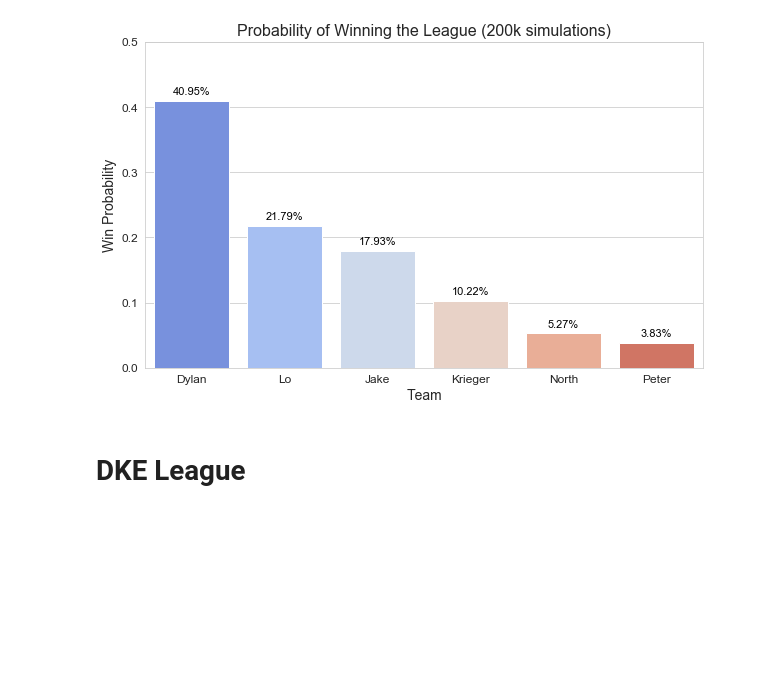
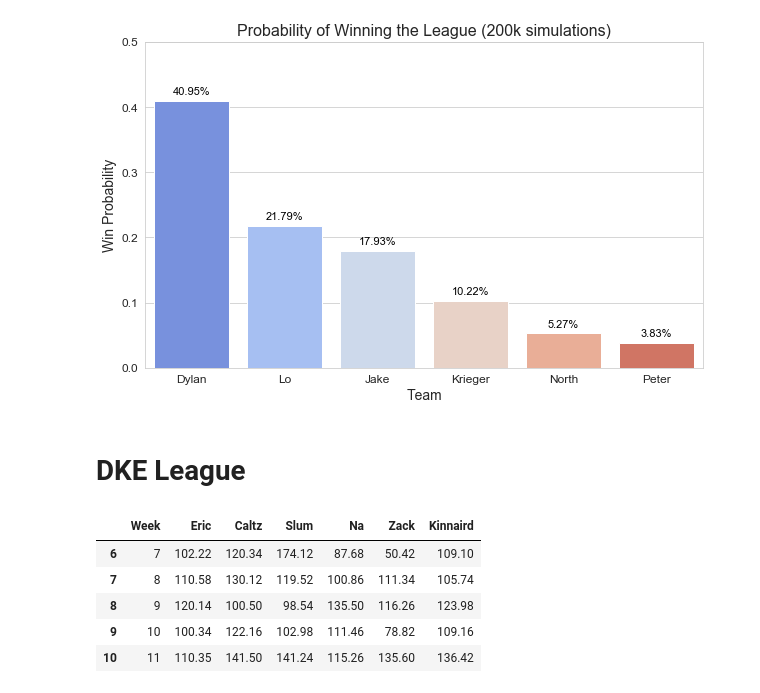
Before and after one commit to eonofrey/fantasy_football_simulate, a Jupyter notebook: fantasy_football_simulation.ipynb, the cells around one changed output. Cells and saved outputs as stored; diff of their text form; code cells hidden in the pictures; blank space fills up the shorter version.

```diff
--- a/fantasy_football_simulation.ipynb
+++ b/fantasy_football_simulation.ipynb
@@ -229,3 +225,14 @@ plt.show()
 [figure]
 # %% [markdown]
 # DKE League
+# %%
+df = pd.read_csv('fantasy_football_sim_dke.csv')
+df = df[df.Week>=7]
+df.head()
+# %% [output]
+|  | Week | Eric | Caltz | Slum | Na | Zack | Kinnaird |
+| 6 | 7 | 102.22 | 120.34 | 174.12 | 87.68 | 50.42 | 109.10 |
+| 7 | 8 | 110.58 | 130.12 | 119.52 | 100.86 | 111.34 | 105.74 |
+| 8 | 9 | 120.14 | 100.50 | 98.54 | 135.50 | 116.26 | 123.98 |
+| 9 | 10 | 100.34 | 122.16 | 102.98 | 111.46 | 78.82 | 109.16 |
+| 10 | 11 | 110.35 | 141.50 | 141.24 | 115.26 | 135.60 | 136.42 |
```
Also changed, not shown: parts of 8 cells of this notebook.
